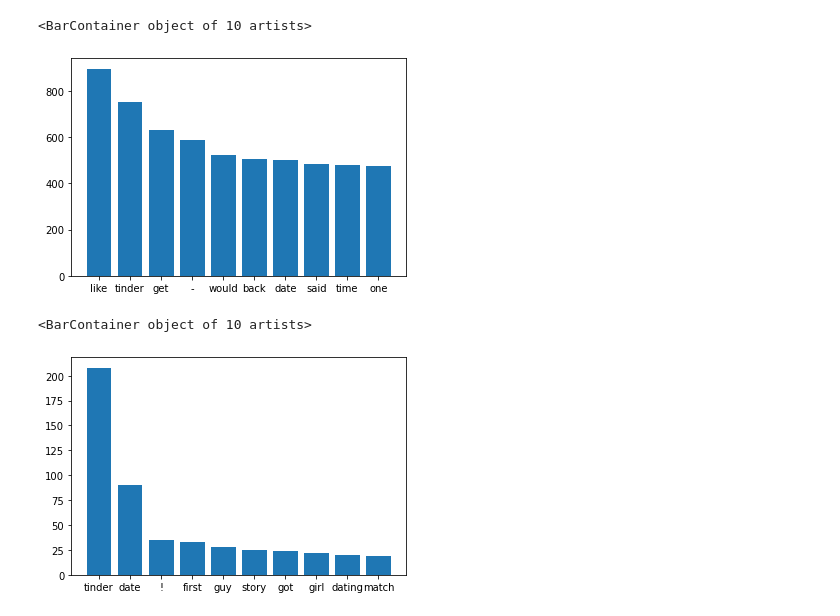
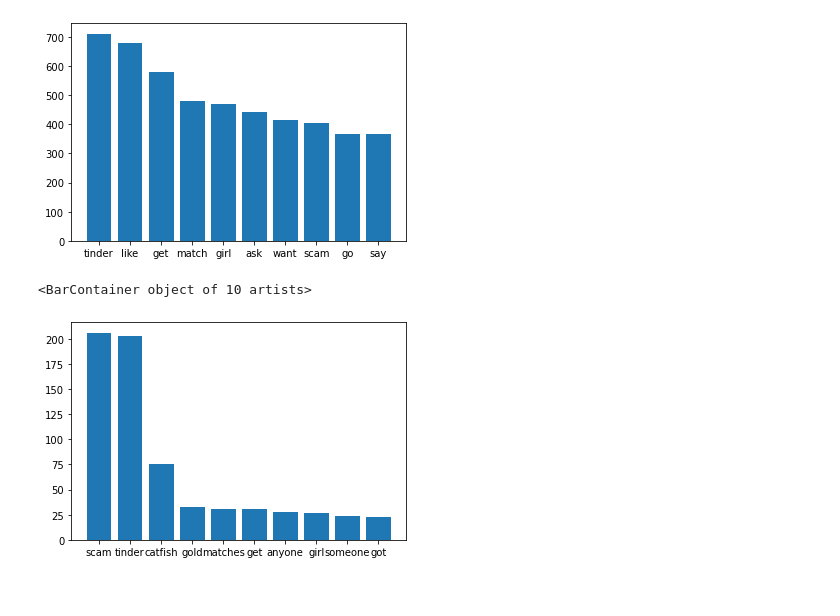
Before and after one commit to Akirachang/dating-app-scraper, a Jupyter notebook: confessionsclassifier.ipynb, the cells around one changed output. Cells and saved outputs as stored; diff of their text form; code cells hidden in the pictures.

```diff
--- a/confessionsclassifier.ipynb
+++ b/confessionsclassifier.ipynb
@@ -25,0 +10,4 @@ conf_ds
+# %%
+conf_ds=conf_ds[((conf_ds['Content']=='[removed]') | (conf_ds['Content']=='[deleted]'))==False]
+conf_ds=conf_ds.reset_index()
+conf_ds
@@ -25,0 +28,3 @@ conf_ds
+# %%
+conf_ds=conf_ds.sort_values(by=['Score'],ascending=False)
+conf_ds
@@ -64,6 +83,8 @@ plt.bar(x,y)
 # %%
+import datetime
+
 def change_epoch2date(date):
-    return datetime.utcfromtimestamp(date).strftime('%d/%m/%Y')
+    return datetime.datetime.utcfromtimestamp(date).strftime('%d/%m/%Y')
 conf_ds['Publish_Date']=conf_ds['Publish_Date'].apply(change_epoch2date)
 
 def remove_whitespace(text):
@@ -87,13 +108,14 @@ def text_to_wordlist(text):
 
     ## Remove stop words
     stops = set(stopwords.words("english"))
-    text = [w for w in text if not w in stops and len(w) >= 3]
+    text = [w for w in text if not w in stops]
 
     text = " ".join(text)
     ## Clean the text
+    text= re.sub("[^a-zA-Z]+", " ", text)
     text = re.sub(r"[^A-Za-z0-9^,!.\/'+-=]", " ", text)
     text = re.sub(r"what's", "what is ", text)
-    text = re.sub(r"U ", "you ", text)
+    text = re.sub(r"U ","you ", text)
     text = re.sub(r" u ", " you ", text)
     text = re.sub(r"ü ", "you ", text)
     text = re.sub(r"\'s", " ", text)
@@ -128,6 +150,8 @@ def text_to_wordlist(text):
     text = re.sub(r"e - mail", "email", text)
     text = re.sub(r"j k", "jk", text)
     text = re.sub(r"\s{2,}", " ", text)
+    text = re.sub("^\d+\s|\s\d+\s|\s\d+$", " ", text)
+    text = re.sub("\b(?<![0-9-])(\d+)(?![0-9-])\b", " ",text)
     return text
 
 conf_ds['PreProcessedContent']=conf_ds['PreProcessedContent'].apply(text_to_wordlist)
@@ -160,7 +186,7 @@ conf_ds
 # %%
-#dropping empty posts
-
+#dropping the child category and empty posts
+conf_ds=conf_ds[(conf_ds['Category']=='child')==False]
 conf_ds=conf_ds.drop(conf_ds[conf_ds['PreProcessedContent']==''].index)
 print(conf_ds.shape)
-conf_ds
+conf_ds=conf_ds.reset_index()
 # %% [output]
@@ -181,20 +194,25 @@ conf_ds
 # %%
+from nltk.stem.porter import *
+
+stemmer= PorterStemmer()
+
 content= conf_ds['PreProcessedContent'].str.split()
 content=content.values.tolist()
 corpus=[word for i in content for word in i]
 
 from collections import defaultdict
 dic=defaultdict(int)
 for word in corpus:
     if word not in stops:
-        dic[word]+=1
+        dic[stemmer.stem(word)]+=1
 
 top=sorted(dic.items(), key=lambda x:x[1],reverse=True)[:10]
 x,y=zip(*top)
 plt.bar(x,y)
+
+dic1=dic
 # %% [output]
-<BarContainer object of 10 artists>
-[figure, old version]
+[figure, new version]
 # %%
 content= conf_ds['PreProcessedTitle'].str.split()
 content=content.values.tolist()
@@ -211,5 +229,5 @@ x,y=zip(*top)
 plt.bar(x,y)
 # %% [output]
 <BarContainer object of 10 artists>
-[figure, old version]
+[figure, new version]
 # %%
```
Also changed, not shown: parts of 13 cells of this notebook, 2 other files.
